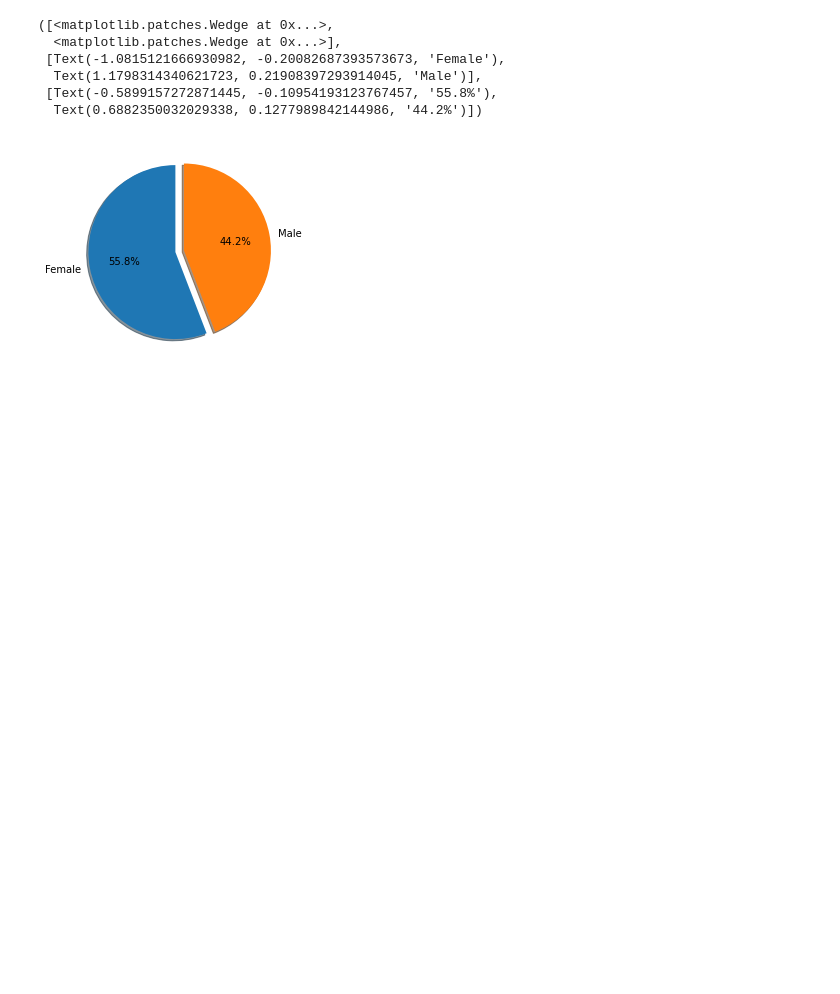
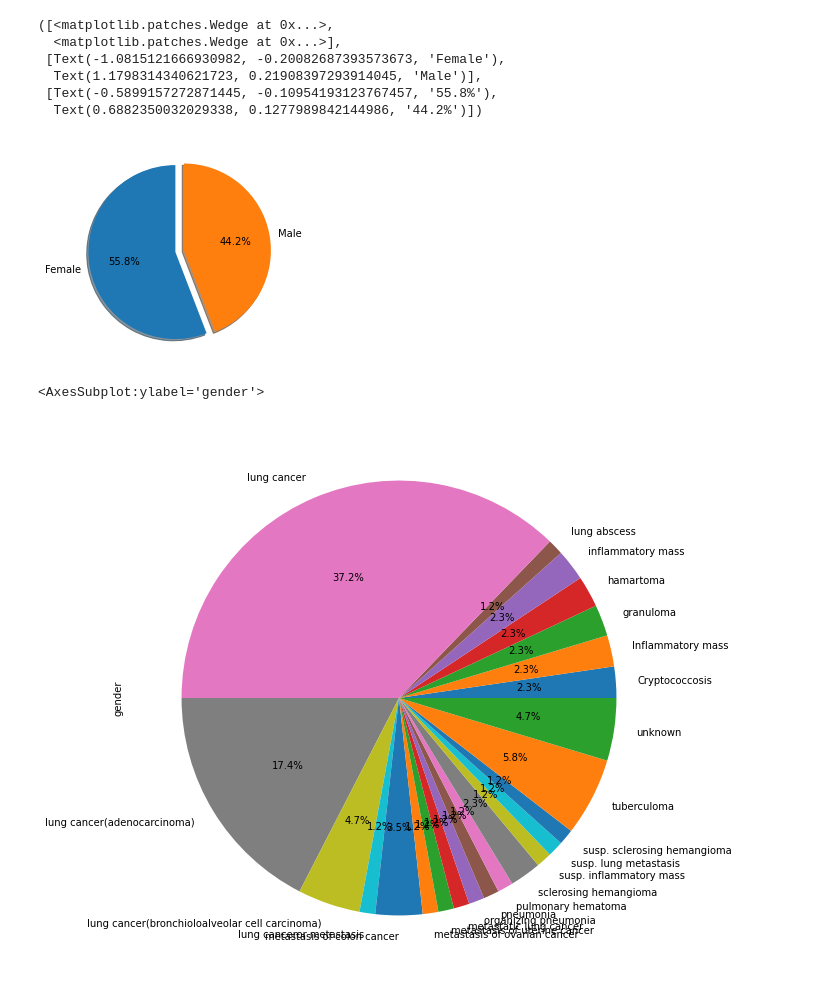
Before and after one commit to SyedMoeezAli/Python, a Jupyter notebook: Assignment#01.ipynb, the cells around one changed output. Saved outputs shown, nothing was run; the diff lists cells and outputs as text; code cells hidden in the pictures; blank space fills up the shorter version.

```diff
--- a/Assignment#01.ipynb
+++ b/Assignment#01.ipynb
@@ -126,3 +172,9 @@ plt.pyplot.pie(df['gender'].value_counts(),explode=[0,0.1],shadow=True,labels=['
  [Text(-0.5899157272871445, -0.10954193123767457, '55.8%'),
   Text(0.6882350032029338, 0.1277989842144986, '44.2%')])
 [figure]
+# %%
+df_female= df.loc[df["gender"] == "Female"]
+df_female.groupby("diagnosis")["gender"].count().plot(kind = "pie", figsize = (10,10),autopct='%1.1f%%')
+# %% [output]
+<AxesSubplot:ylabel='gender'>
+[figure, added]
```
Also changed, not shown: parts of 3 cells of this notebook.
